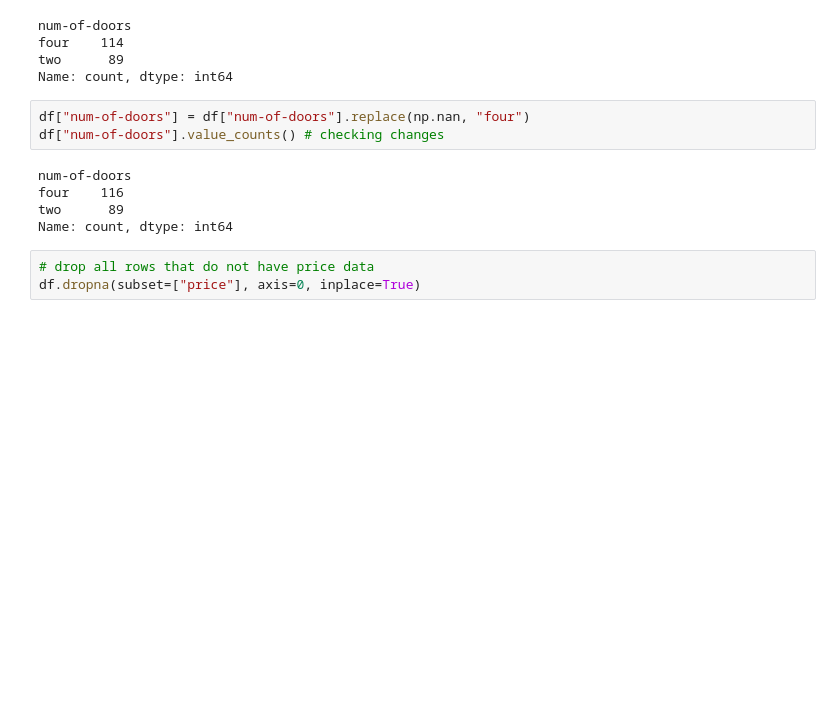
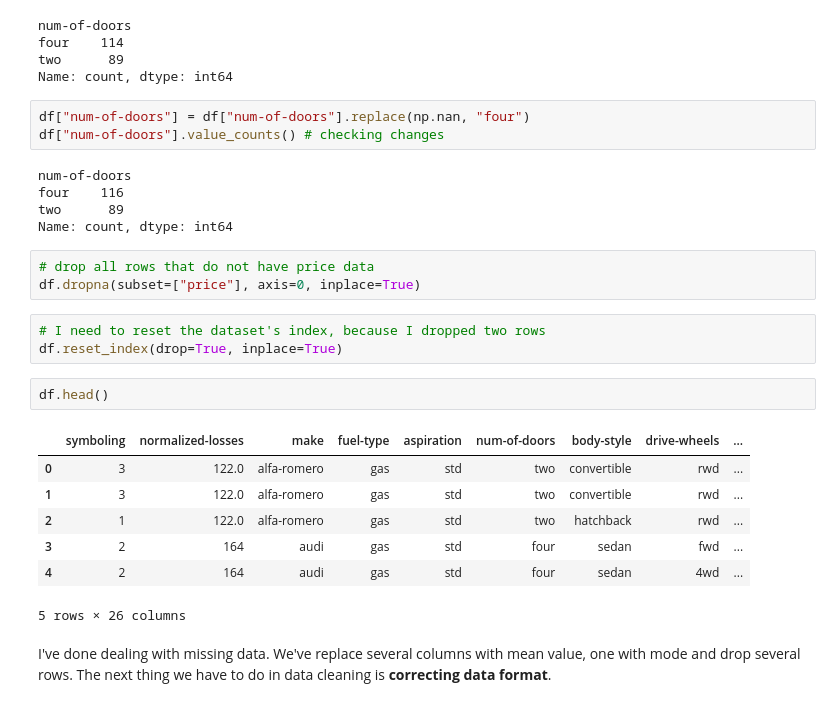
Before and after one commit to oktavianuu/data-analysis, a Jupyter notebook: data-wrangling/data_wrangling.ipynb, the cells around one changed output. Drawn from its saved outputs; the diff is of its cells as text; blank space fills up the shorter version.

```diff
--- a/data-wrangling/data_wrangling.ipynb
+++ b/data-wrangling/data_wrangling.ipynb
@@ -198,3 +198,18 @@ Name: count, dtype: int64
 # %%
 # drop all rows that do not have price data
 df.dropna(subset=["price"], axis=0, inplace=True)
+# %%
+# I need to reset the dataset's index, because I dropped two rows
+df.reset_index(drop=True, inplace=True)
+# %%
+df.head()
+# %% [output]
+|  | symboling | normalized-losses | make | fuel-type | aspiration | num-of-doors | body-style | drive-wheels | ... |
+| 0 | 3 | 122.0 | alfa-romero | gas | std | two | convertible | rwd | ... |
+| 1 | 3 | 122.0 | alfa-romero | gas | std | two | convertible | rwd | ... |
+| 2 | 1 | 122.0 | alfa-romero | gas | std | two | hatchback | rwd | ... |
+| 3 | 2 | 164 | audi | gas | std | four | sedan | fwd | ... |
+| 4 | 2 | 164 | audi | gas | std | four | sedan | 4wd | ... |
+5 rows × 26 columns
+# %% [markdown]
+I've done dealing with missing data. We've replace several columns with mean value, one with mode and drop several rows. The next thing we have to do in data cleaning is **correcting data format**.
```
Also changed, not shown: parts of 37 cells of this notebook, 33 other files.
